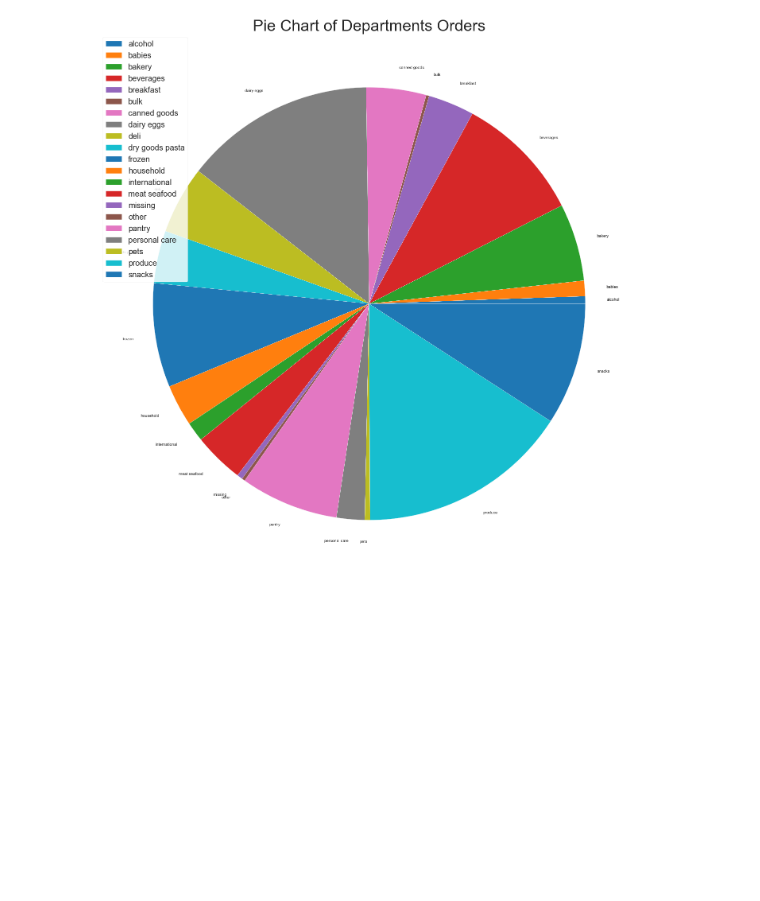
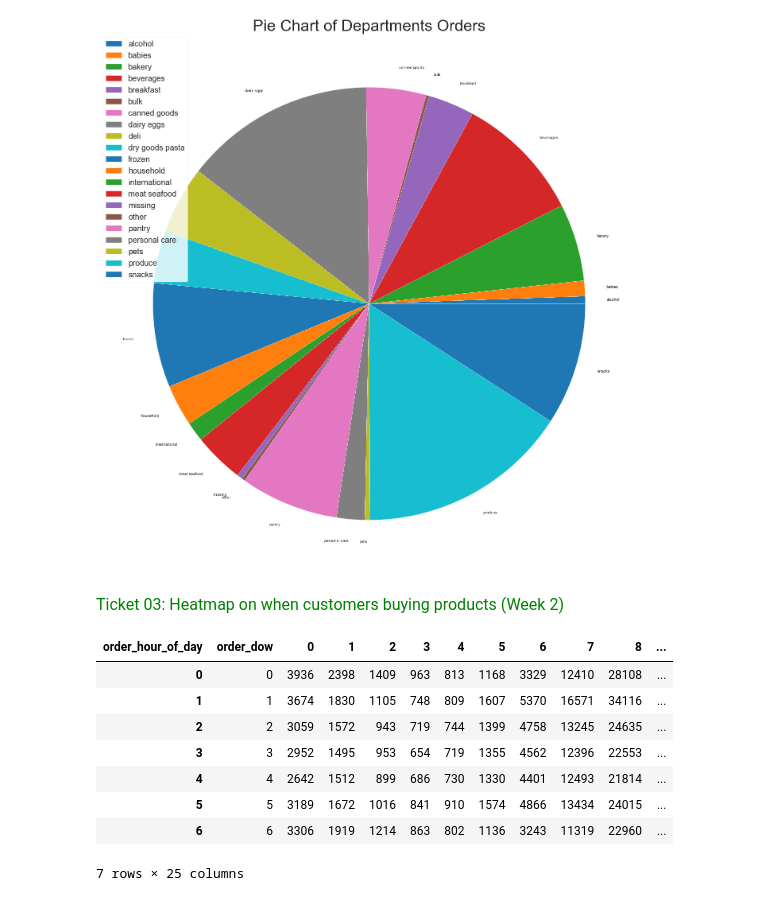
Before and after one commit to SebastienW71/customerAnalysis, a Jupyter notebook: Customer_Analysis_Business_Question.ipynb, the cells around one changed output. Saved outputs shown, nothing was run; the diff lists cells and outputs as text; code cells hidden in the pictures; blank space fills up the shorter version.

```diff
--- a/Customer_Analysis_Business_Question.ipynb
+++ b/Customer_Analysis_Business_Question.ipynb
@@ -271,3 +271,40 @@ plt.legend(loc=2,prop={'size':20})
 plt.show()
 # %% [output]
 [figure]
+# %% [markdown]
+<font size=3 color=green style="font-family:geneva">
+Ticket 03: Heatmap on when customers buying products (Week 2)
+    </font>
+# %%
+# Extract related two columns, and add a 'count' column
+
+(a,b) = orders.shape
+count_column = np.ones(a).astype('int32')
+relay_df = pd.DataFrame({
+    'order_dow': orders['order_dow'],
+    'order_hour_of_day':orders['order_hour_of_day'],
+    'count_column': count_column
+})
+
+
+# Pivot the order_of_hour column
+new_df = pd.pivot_table(
+        relay_df,
+        values = 'count_column',
+        index = ['order_dow'],
+        columns = ['order_hour_of_day'],
+        aggfunc = 'sum'
+              )
+
+new_df = new_df.reset_index()
+new_df
+# %% [output]
+| order_hour_of_day | order_dow | 0 | 1 | 2 | 3 | 4 | 5 | 6 | 7 | 8 | ... |
+| 0 | 0 | 3936 | 2398 | 1409 | 963 | 813 | 1168 | 3329 | 12410 | 28108 | ... |
+| 1 | 1 | 3674 | 1830 | 1105 | 748 | 809 | 1607 | 5370 | 16571 | 34116 | ... |
+| 2 | 2 | 3059 | 1572 | 943 | 719 | 744 | 1399 | 4758 | 13245 | 24635 | ... |
+| 3 | 3 | 2952 | 1495 | 953 | 654 | 719 | 1355 | 4562 | 12396 | 22553 | ... |
+| 4 | 4 | 2642 | 1512 | 899 | 686 | 730 | 1330 | 4401 | 12493 | 21814 | ... |
+| 5 | 5 | 3189 | 1672 | 1016 | 841 | 910 | 1574 | 4866 | 13434 | 24015 | ... |
+| 6 | 6 | 3306 | 1919 | 1214 | 863 | 802 | 1136 | 3243 | 11319 | 22960 | ... |
+7 rows × 25 columns
```
Also changed, not shown: parts of 1 cell of this notebook.
